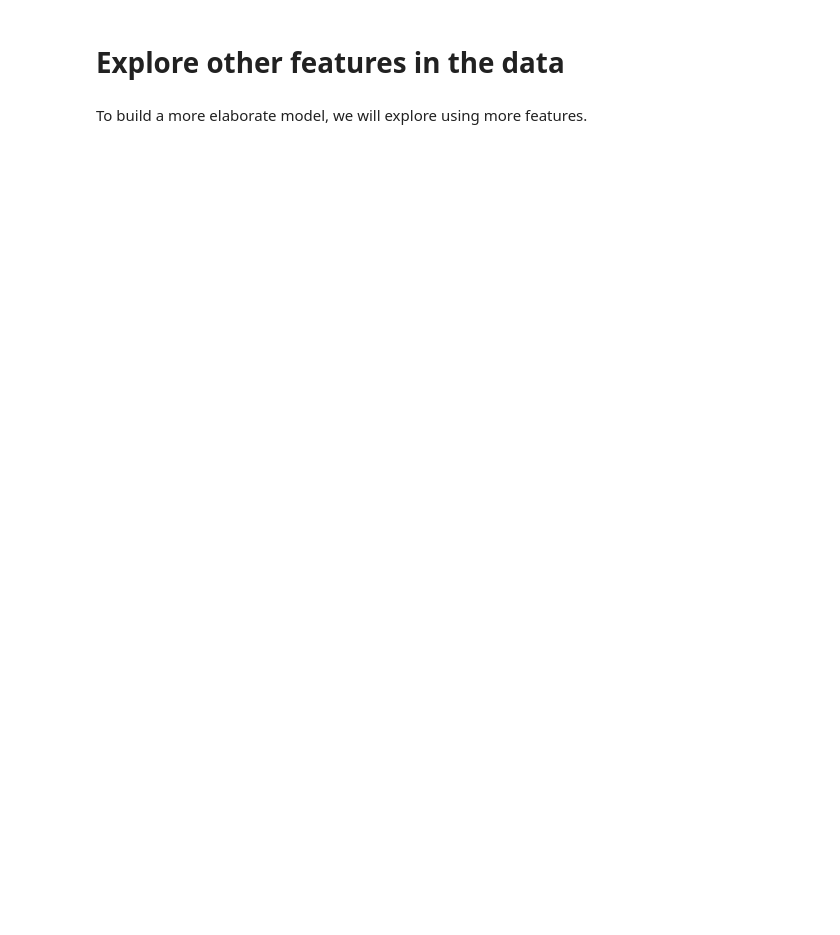
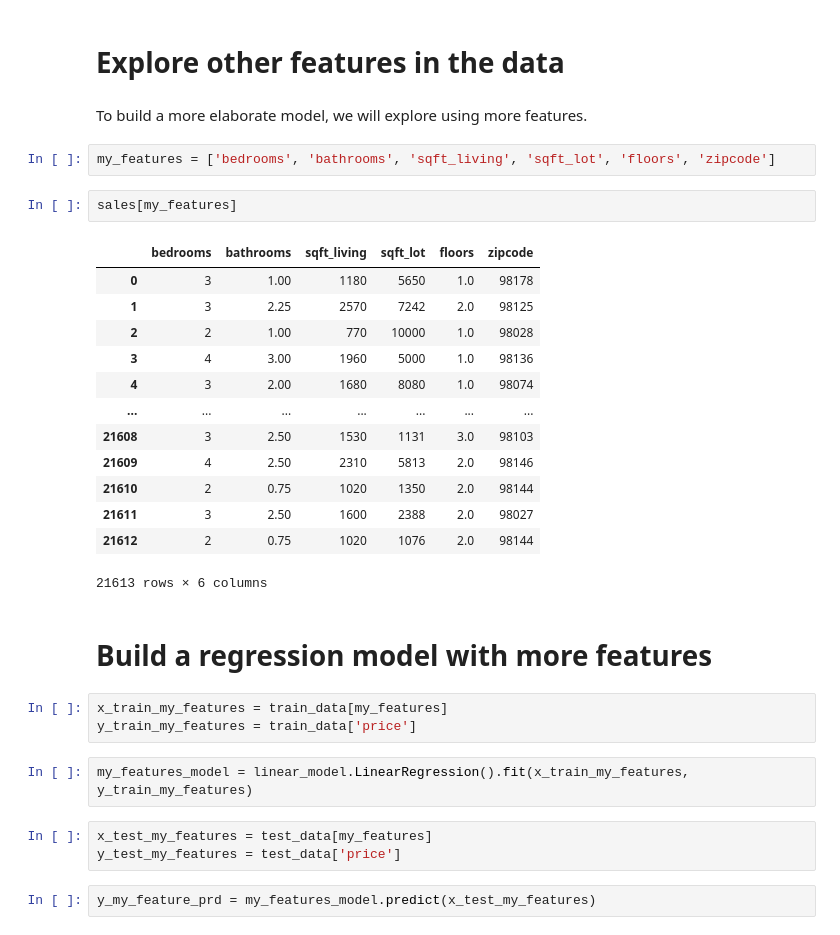
Before and after one commit to Estefaniajim/Machine-Learning-Projects, a Jupyter notebook: Machine Learning Foundations Coursera/A Case Study Approach Week 1/Predicting house prices.ipynb, the cells around one changed output. Drawn from its saved outputs; the diff is of its cells as text; blank space fills up the shorter version.

Commit message:
Update Predicting house prices.ipynb
Co-Authored-By: Estefania Jimenez Garcia <estefaniajimgar@gmail.com>

```diff
--- a/Machine Learning Foundations Coursera/A Case Study Approach Week 1/Predicting house prices.ipynb
+++ b/Machine Learning Foundations Coursera/A Case Study Approach Week 1/Predicting house prices.ipynb
@@ -286,3 +282,33 @@ Coefficients:
 # Explore other features in the data
 # %% [markdown]
 To build a more elaborate model, we will explore using more features.
+# %%
+my_features = ['bedrooms', 'bathrooms', 'sqft_living', 'sqft_lot', 'floors', 'zipcode']
+# %%
+sales[my_features]
+# %% [output]
+|  | bedrooms | bathrooms | sqft_living | sqft_lot | floors | zipcode |
+| 0 | 3 | 1.00 | 1180 | 5650 | 1.0 | 98178 |
+| 1 | 3 | 2.25 | 2570 | 7242 | 2.0 | 98125 |
+| 2 | 2 | 1.00 | 770 | 10000 | 1.0 | 98028 |
+| 3 | 4 | 3.00 | 1960 | 5000 | 1.0 | 98136 |
+| 4 | 3 | 2.00 | 1680 | 8080 | 1.0 | 98074 |
+| ... | ... | ... | ... | ... | ... | ... |
+| 21608 | 3 | 2.50 | 1530 | 1131 | 3.0 | 98103 |
+| 21609 | 4 | 2.50 | 2310 | 5813 | 2.0 | 98146 |
+| 21610 | 2 | 0.75 | 1020 | 1350 | 2.0 | 98144 |
+| 21611 | 3 | 2.50 | 1600 | 2388 | 2.0 | 98027 |
+| 21612 | 2 | 0.75 | 1020 | 1076 | 2.0 | 98144 |
+21613 rows × 6 columns
+# %% [markdown]
+# Build a regression model with more features
+# %%
+x_train_my_features = train_data[my_features]
+y_train_my_features = train_data['price']
+# %%
+my_features_model = linear_model.LinearRegression().fit(x_train_my_features, y_train_my_features)
+# %%
+x_test_my_features = test_data[my_features]
+y_test_my_features = test_data['price']
+# %%
+y_my_feature_prd = my_features_model.predict(x_test_my_features)
```
Also changed, not shown: parts of 22 cells of this notebook.
